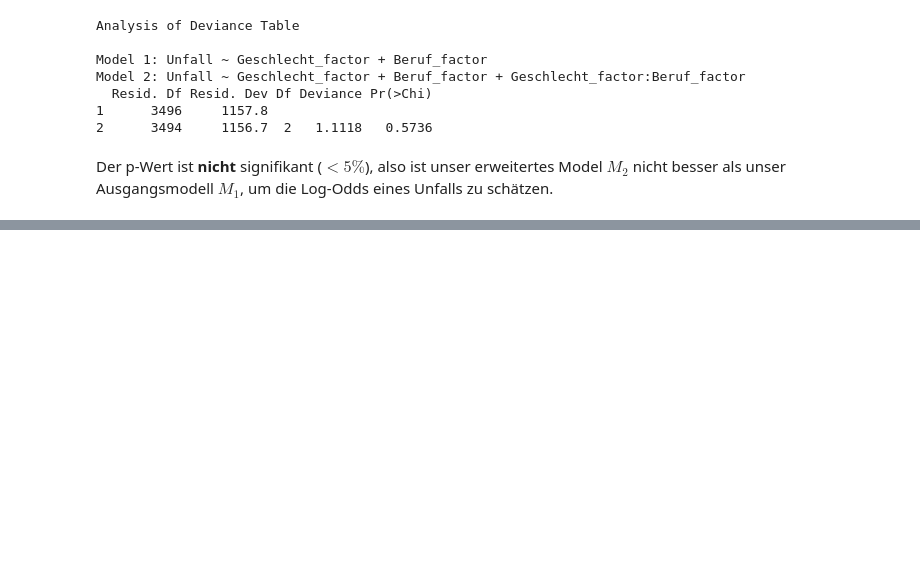
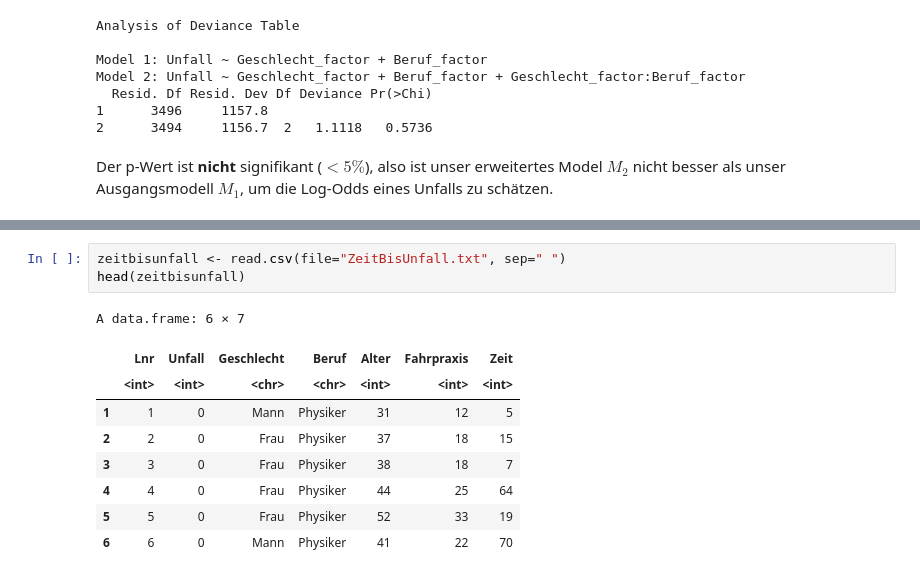
Before and after one commit to mathiashusted/Statistics2, a Jupyter notebook: Uebung 4/Uebung 4.ipynb, the cells around one changed output, grey strips where cells are left out. Cells and saved outputs as stored; diff of their text form; blank space fills up the shorter version.

```diff
--- a/Uebung 4/Uebung 4.ipynb
+++ b/Uebung 4/Uebung 4.ipynb
@@ -146,0 +285,13 @@ Der p-Wert ist **nicht** signifikant ($<5\%$), also ist unser erweitertes Model
+# %%
+zeitbisunfall <- read.csv(file="ZeitBisUnfall.txt", sep=" ")
+head(zeitbisunfall)
+# %% [output]
+A data.frame: 6 × 7
+|  | Lnr | Unfall | Geschlecht | Beruf | Alter | Fahrpraxis | Zeit |
+|  | <int> | <int> | <chr> | <chr> | <int> | <int> | <int> |
+| 1 | 1 | 0 | Mann | Physiker | 31 | 12 | 5 |
+| 2 | 2 | 0 | Frau | Physiker | 37 | 18 | 15 |
+| 3 | 3 | 0 | Frau | Physiker | 38 | 18 | 7 |
+| 4 | 4 | 0 | Frau | Physiker | 44 | 25 | 64 |
+| 5 | 5 | 0 | Frau | Physiker | 52 | 33 | 19 |
+| 6 | 6 | 0 | Mann | Physiker | 41 | 22 | 70 |
```
Also changed, not shown: parts of 25 cells of this notebook, 1 other file.
